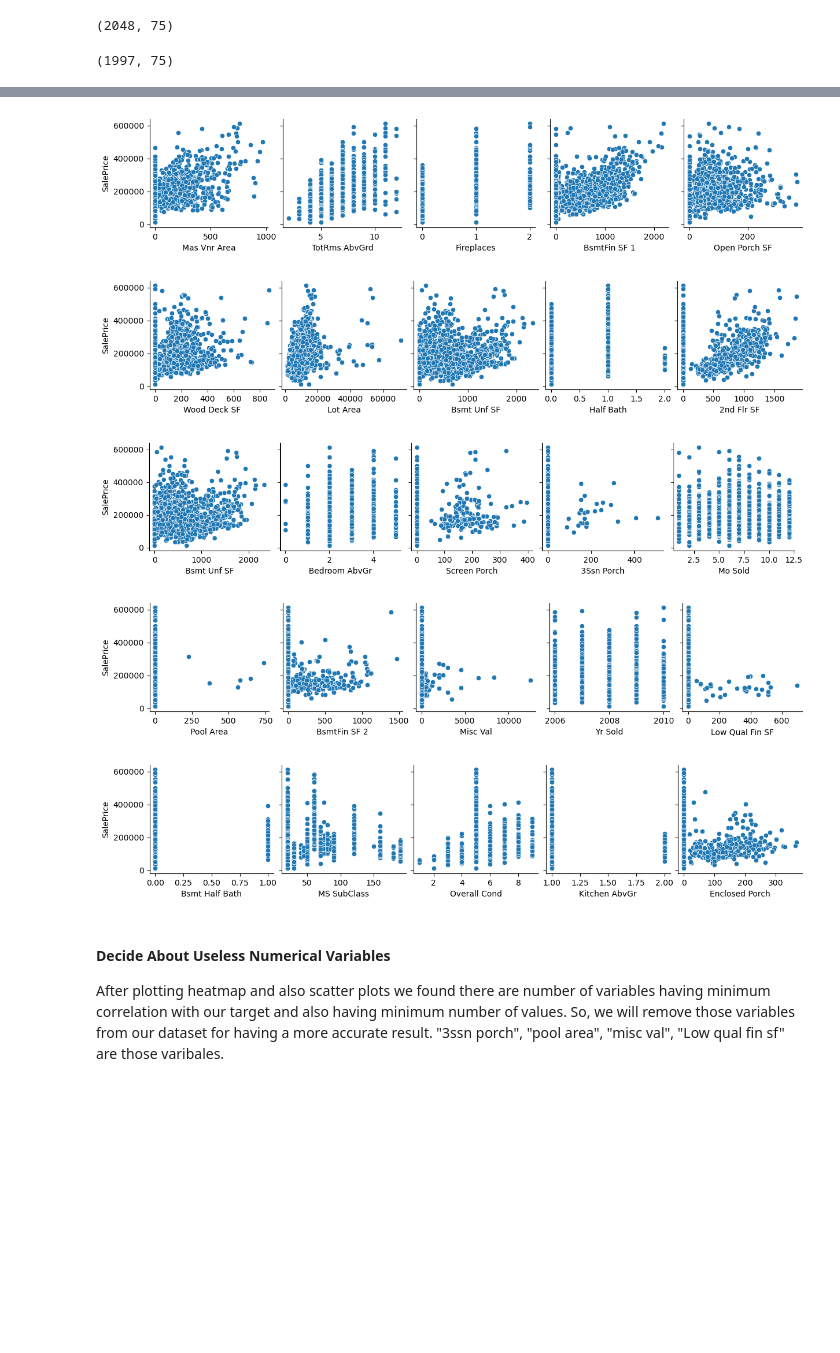
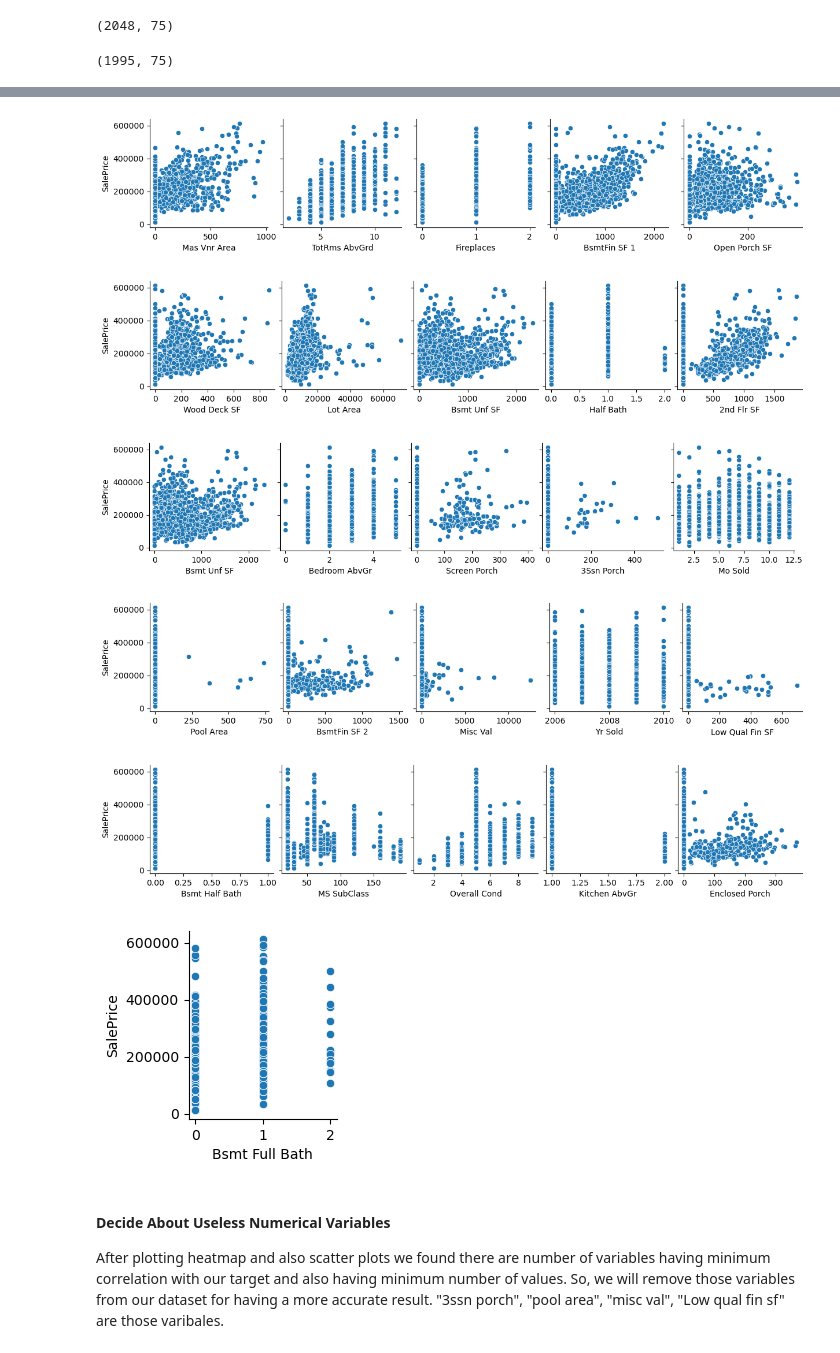
Before and after one commit to farhadfarahanii/Evaluating_House_Prices_In_Ames_Iowa, a Jupyter notebook: code/01_EDA_and_Cleaning.ipynb, the cells around one changed output, grey strips where cells are left out. Saved outputs shown, nothing was run; the diff lists cells and outputs as text; code cells hidden in the pictures; blank space fills up the shorter version.

```diff
--- a/code/01_EDA_and_Cleaning.ipynb
+++ b/code/01_EDA_and_Cleaning.ipynb
@@ -532,36 +536,39 @@ df_train = df_train[(df_train["Gr Liv Area"] <= 4000) & (df_train["Garage Cars"]
                     & (df_train["Lot Area"] < 100000) & (df_train["Bedroom AbvGr"] < 6)
                     & (df_train["Screen Porch"] < 400) & (df_train["Bsmt Half Bath"] <= 1.0)
                     & (df_train ["Kitchen AbvGr"] <= 2) & (df_train ["Kitchen AbvGr"] >= 1)
-                    & (df_train["Enclosed Porch"] < 400)]
+                    & (df_train["Enclosed Porch"] < 400) & (df_train ["Bsmt Full Bath"] <= 2)]
 
 # Dataset shape after removing outliers
 df_train.shape
 # %% [output]
-(1997, 75)
+(1995, 75)
 # %%
 # Check the Scatter Plots after removing outliers
 sns.pairplot(df_train, x_vars=x_1,
              y_vars=["SalePrice"])
 sns.pairplot(df_train, x_vars=x_2,
              y_vars=["SalePrice"])
 sns.pairplot(df_train, x_vars=x_3,
              y_vars=["SalePrice"])
 sns.pairplot(df_train, x_vars=x_4,
              y_vars=["SalePrice"])
 sns.pairplot(df_train, x_vars=x_5,
              y_vars=["SalePrice"])
 sns.pairplot(df_train, x_vars=x_6,
              y_vars=["SalePrice"])
 sns.pairplot(df_train, x_vars=x_7,
+             y_vars=["SalePrice"])
+sns.pairplot(df_train, x_vars=x_8,
              y_vars=["SalePrice"]);
 # %% [output]
 [figure]
 [figure]
 [figure]
 [figure]
 [figure]
 [figure]
 [figure]
+[figure, added]
 # %% [markdown]
 #### Decide About Useless Numerical Variables
 After plotting heatmap and also scatter plots we found there are number of variables having minimum correlation with our target and also having minimum number of values. So, we will remove those variables from our dataset for having a more accurate result. "3ssn porch", "pool area", "misc val", "Low qual fin sf" are those varibales.
```
Also changed, not shown: parts of 6 cells of this notebook, 2 other files.
